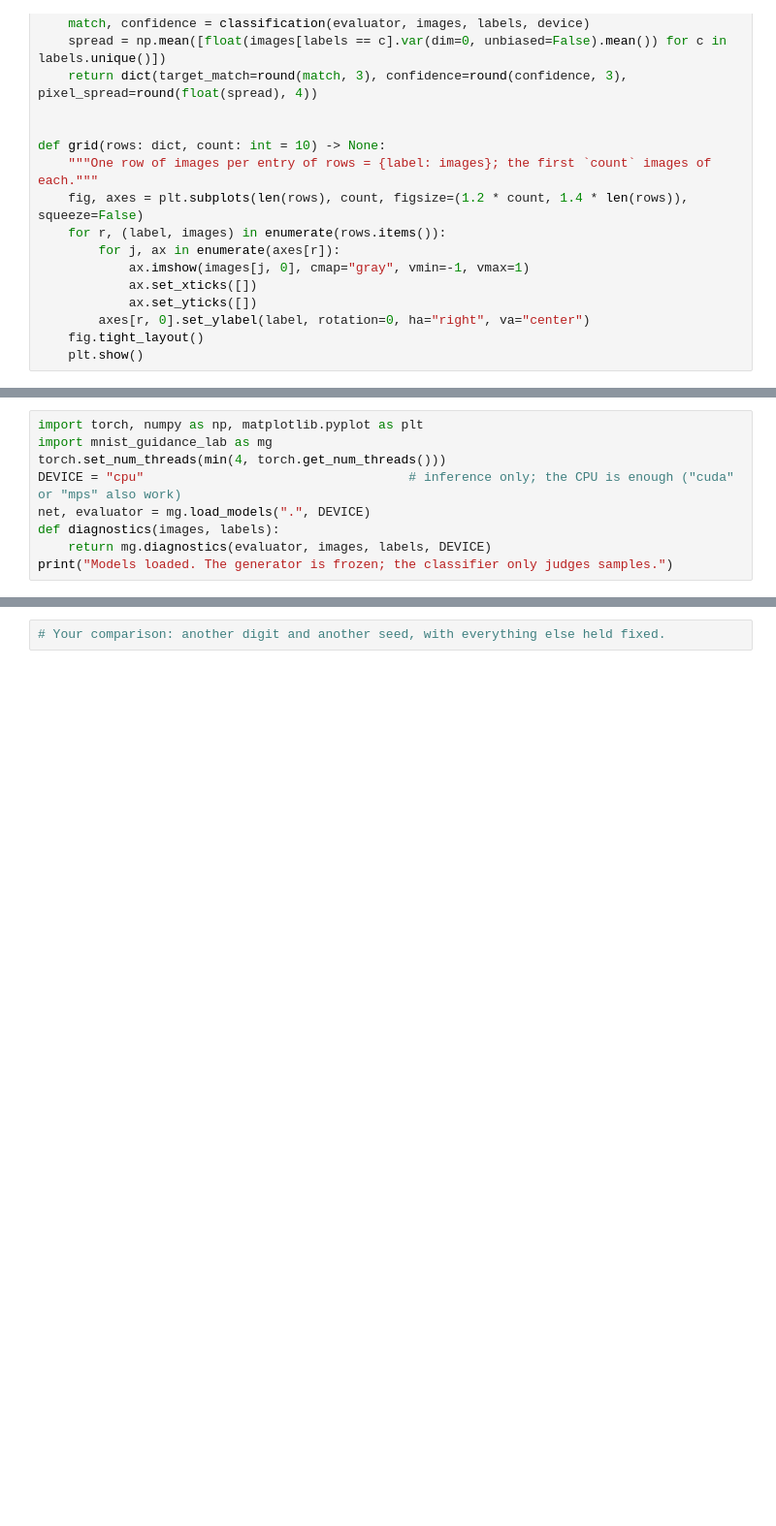
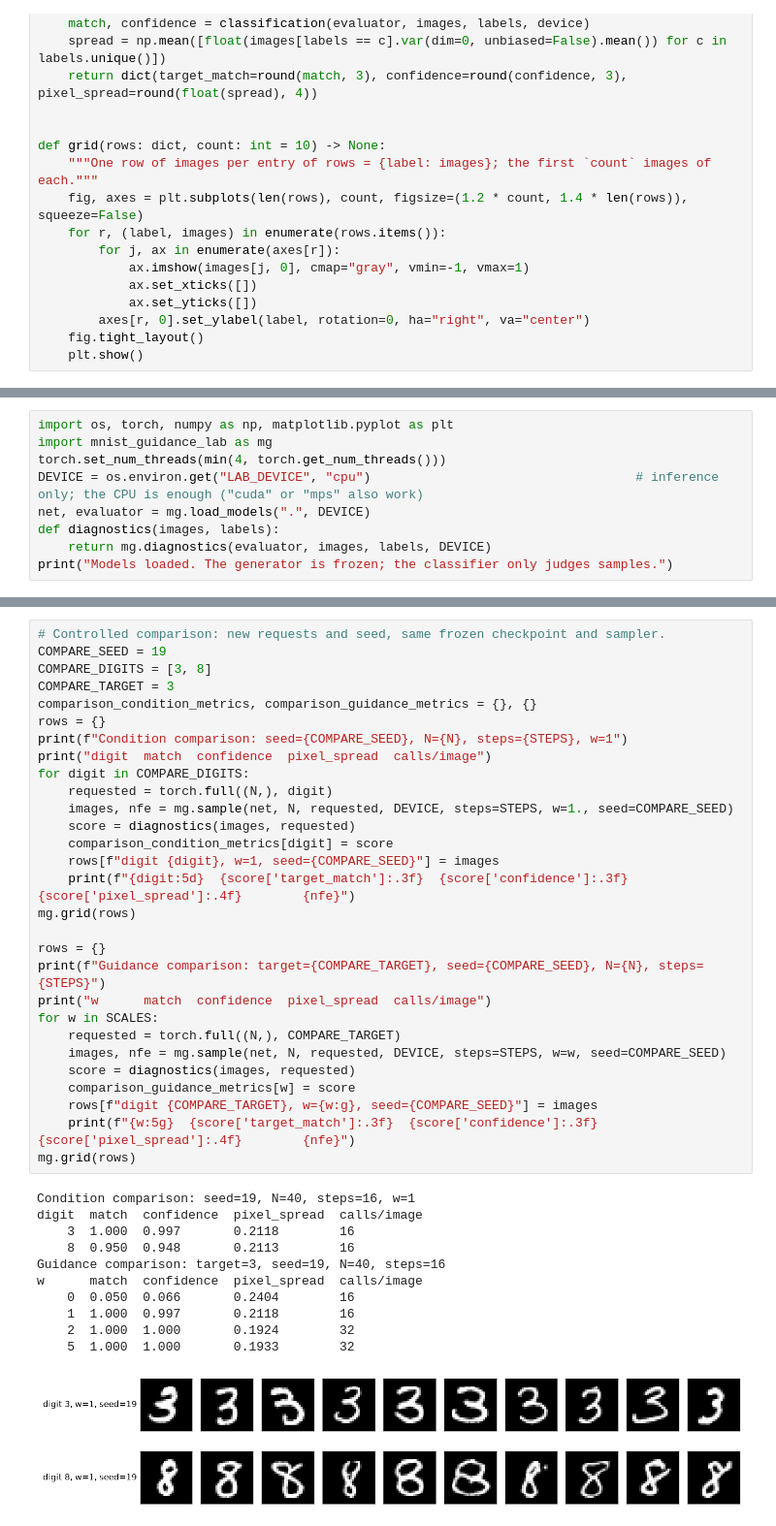
Before and after one commit to aathijmuthu/DSC-180A-Checkpoint, a Jupyter notebook: dsc180-d32-mnist-guidance-lab/guidance_mnist.ipynb, the cells around one changed output, grey strips where cells are left out. Shown at 97% size. Cells and saved outputs as stored; diff of their text form; blank space fills up the shorter version.

Commit message:
Complete notebook exercises and audit checkpoint deliverables

```diff
--- a/dsc180-d32-mnist-guidance-lab/guidance_mnist.ipynb
+++ b/dsc180-d32-mnist-guidance-lab/guidance_mnist.ipynb
@@ -278,8 +282,8 @@ print('weights ready:', ', '.join(FILES))
 # %%
-import torch, numpy as np, matplotlib.pyplot as plt
+import os, torch, numpy as np, matplotlib.pyplot as plt
 import mnist_guidance_lab as mg
 torch.set_num_threads(min(4, torch.get_num_threads()))
-DEVICE = "cpu"                                   # inference only; the CPU is enough ("cuda" or "mps" also work)
+DEVICE = os.environ.get("LAB_DEVICE", "cpu")                                   # inference only; the CPU is enough ("cuda" or "mps" also work)
 net, evaluator = mg.load_models(".", DEVICE)
 def diagnostics(images, labels):
     return mg.diagnostics(evaluator, images, labels, DEVICE)
@@ -346,2 +373,41 @@ within each comparison. Make two labeled grids with their metric tables, then an
 # %%
-# Your comparison: another digit and another seed, with everything else held fixed.
+# Controlled comparison: new requests and seed, same frozen checkpoint and sampler.
+COMPARE_SEED = 19
+COMPARE_DIGITS = [3, 8]
+COMPARE_TARGET = 3
+comparison_condition_metrics, comparison_guidance_metrics = {}, {}
+rows = {}
+print(f"Condition comparison: seed={COMPARE_SEED}, N={N}, steps={STEPS}, w=1")
+print("digit  match  confidence  pixel_spread  calls/image")
+for digit in COMPARE_DIGITS:
+    requested = torch.full((N,), digit)
+    images, nfe = mg.sample(net, N, requested, DEVICE, steps=STEPS, w=1., seed=COMPARE_SEED)
+    score = diagnostics(images, requested)
+    comparison_condition_metrics[digit] = score
+    rows[f"digit {digit}, w=1, seed={COMPARE_SEED}"] = images
+    print(f"{digit:5d}  {score['target_match']:.3f}  {score['confidence']:.3f}       {score['pixel_spread']:.4f}        {nfe}")
+mg.grid(rows)
+
+rows = {}
+print(f"Guidance comparison: target={COMPARE_TARGET}, seed={COMPARE_SEED}, N={N}, steps={STEPS}")
+print("w      match  confidence  pixel_spread  calls/image")
+for w in SCALES:
+    requested = torch.full((N,), COMPARE_TARGET)
+    images, nfe = mg.sample(net, N, requested, DEVICE, steps=STEPS, w=w, seed=COMPARE_SEED)
+    score = diagnostics(images, requested)
+    comparison_guidance_metrics[w] = score
+    rows[f"digit {COMPARE_TARGET}, w={w:g}, seed={COMPARE_SEED}"] = images
+    print(f"{w:5g}  {score['target_match']:.3f}  {score['confidence']:.3f}       {score['pixel_spread']:.4f}        {nfe}")
+mg.grid(rows)
+# %% [output]
+Condition comparison: seed=19, N=40, steps=16, w=1
+digit  match  confidence  pixel_spread  calls/image
+    3  1.000  0.997       0.2118        16
+    8  0.950  0.948       0.2113        16
+Guidance comparison: target=3, seed=19, N=40, steps=16
+w      match  confidence  pixel_spread  calls/image
+    0  0.050  0.066       0.2404        16
+    1  1.000  0.997       0.2118        16
+    2  1.000  1.000       0.1924        32
+    5  1.000  1.000       0.1933        32
+[figure, added]
```
Also changed, not shown: parts of 10 cells of this notebook, 13 other files.
